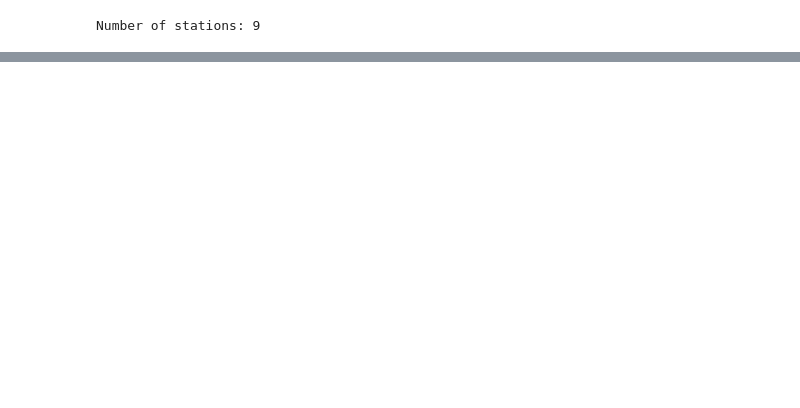
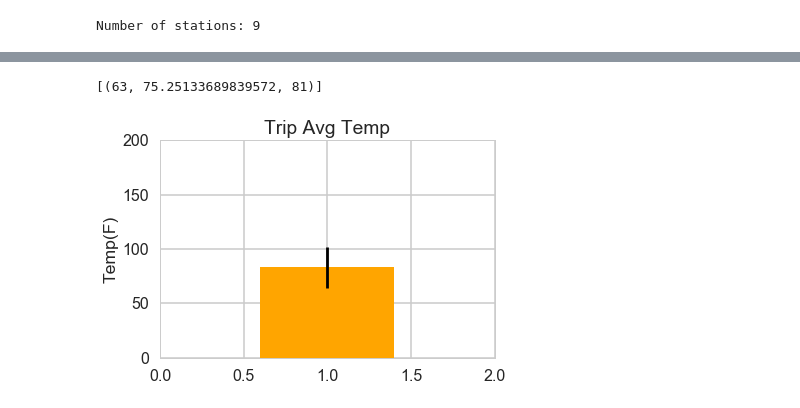
Before and after one commit to yuh13/homework, a Jupyter notebook: SurfsUp/climate_analysis.ipynb, the cells around one changed output, grey strips where cells are left out. Cells and saved outputs as stored; diff of their text form; code cells hidden in the pictures; blank space fills up the shorter version.

```diff
--- a/SurfsUp/climate_analysis.ipynb
+++ b/SurfsUp/climate_analysis.ipynb
@@ -229,0 +189,21 @@ SyntaxError: invalid syntax (<ipython-input-204-911d605726de>, line 1)
+# %%
+#Function that accepts date and returns minimum, average, and max temps for the date range
+def calc_temps (start, end):
+    return session.query(func.min(MEA.tobs), func.avg(MEA.tobs),
+            func.max(MEA.tobs)).filter(MEA.date >= start).filter(MEA.date <= end).all()
+# %%
+#vacation days
+print(calc_temps("2016-10-19", "2016-11-19"))
+# %% [output]
+[(63, 75.25133689839572, 81)]
+# %%
+temp_min, temp_avg, temp_max = calc_temps("2015-10-19", "2015-11-19")[0]
+figure = plt.bar(1, temp_max, yerr=(temp_max-temp_min), color='orange')
+plt.ylim(0,200)
+plt.xlim(0,2)
+plt.title("Trip Avg Temp")
+plt.ylabel("Temp(F)")
+plt.savefig("Trip_Avg.png")
+plt.show()
+# %% [output]
+[figure, added]
```
Also changed, not shown: parts of 15 cells of this notebook, 4 other files.
